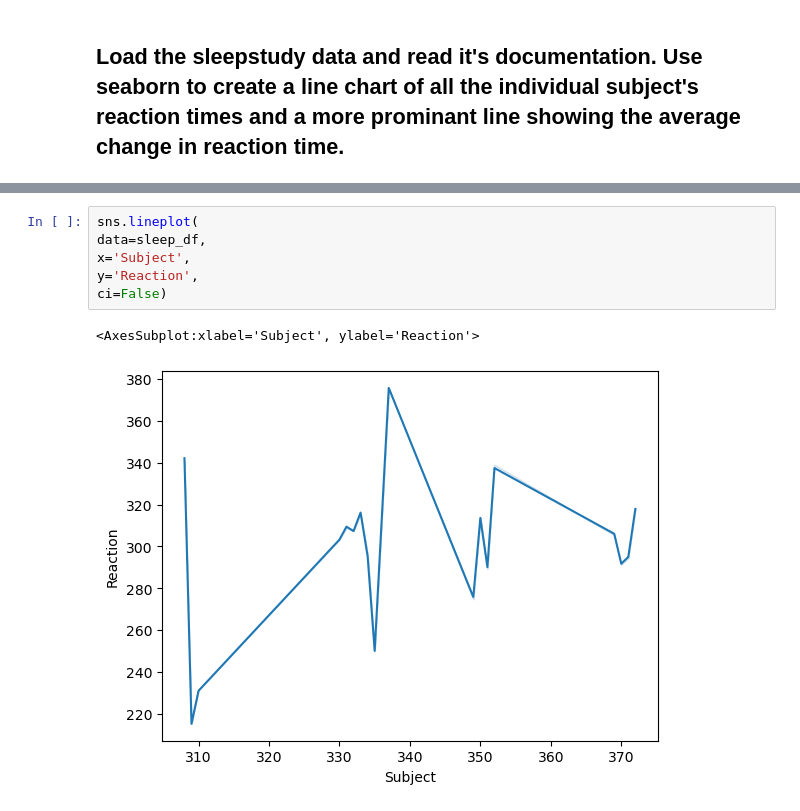
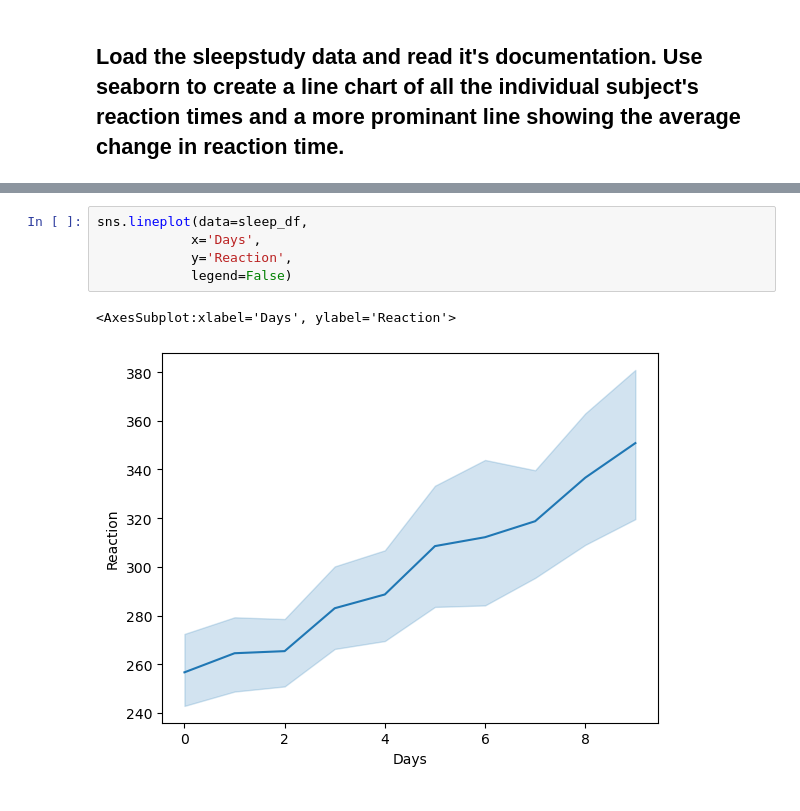
Before and after one commit to skylerschnee/numpy-pandas-visualization-exercises, a Jupyter notebook: seaborn_exercises.ipynb, the cells around one changed output, grey strips where cells are left out. Drawn from its saved outputs; the diff is of its cells as text.

```diff
--- a/seaborn_exercises.ipynb
+++ b/seaborn_exercises.ipynb
@@ -157,9 +260,8 @@ sleep_df
 # %%
-sns.lineplot(
-data=sleep_df,
-x='Subject',
-y='Reaction',
-ci=False)
+sns.lineplot(data=sleep_df,
+            x='Days',
+            y='Reaction',
+            legend=False)
 # %% [output]
-<AxesSubplot:xlabel='Subject', ylabel='Reaction'>
+<AxesSubplot:xlabel='Days', ylabel='Reaction'>
-[figure, old version]
+[figure, new version]
```
Also changed, not shown: parts of 26 cells of this notebook.
